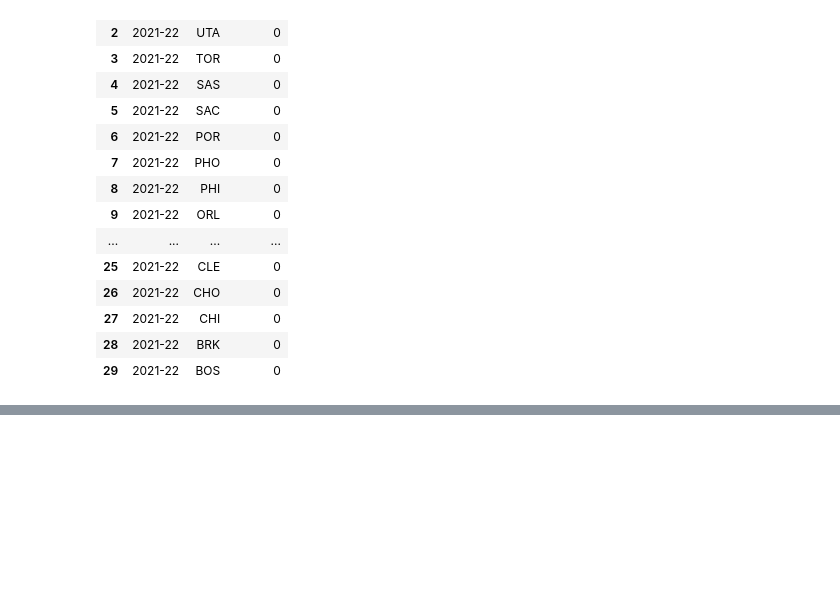
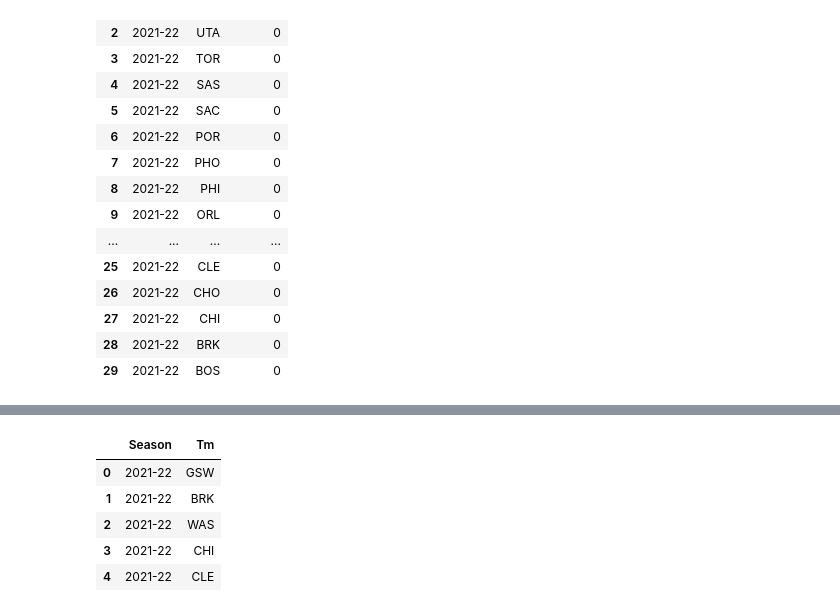
Before and after one commit to fatehluqman/Final_project, a Jupyter notebook: RF_Model_11.10.21.ipynb, the cells around one changed output, grey strips where cells are left out. Drawn from its saved outputs; the diff is of its cells as text; code cells hidden in the pictures; blank space fills up the shorter version.

```diff
--- a/RF_Model_11.10.21.ipynb
+++ b/RF_Model_11.10.21.ipynb
@@ -176,0 +221,11 @@ joined_df
+# %%
+# Pull out Season, TM and Team_Name into DF
+test2_name_df = test2_df[['Season', 'Tm']]
+test2_name_df.head()
+# %% [output]
+|  | Season | Tm |
+| 0 | 2021-22 | GSW |
+| 1 | 2021-22 | BRK |
+| 2 | 2021-22 | WAS |
+| 3 | 2021-22 | CHI |
+| 4 | 2021-22 | CLE |
```
Also changed, not shown: parts of 11 cells of this notebook, 6 other files.
